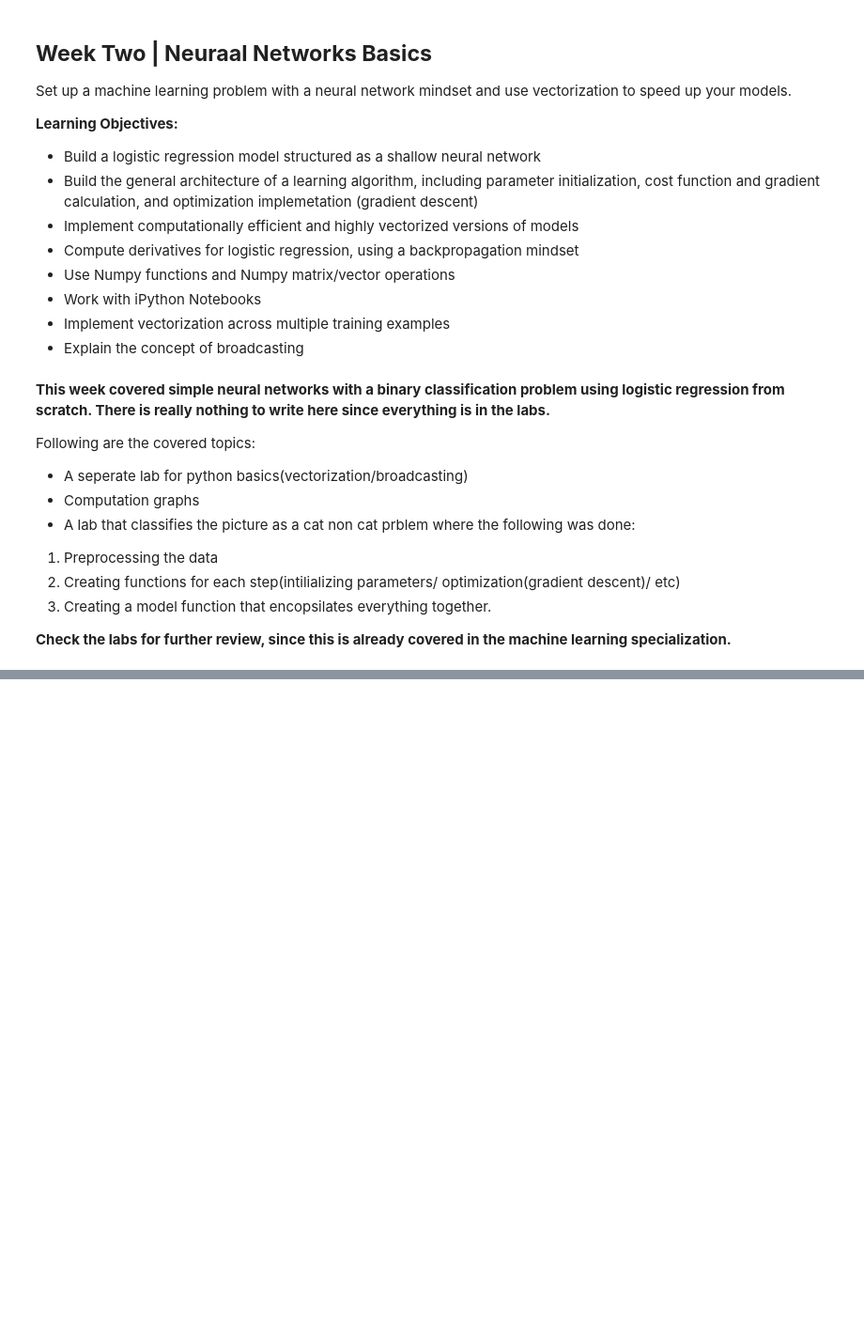
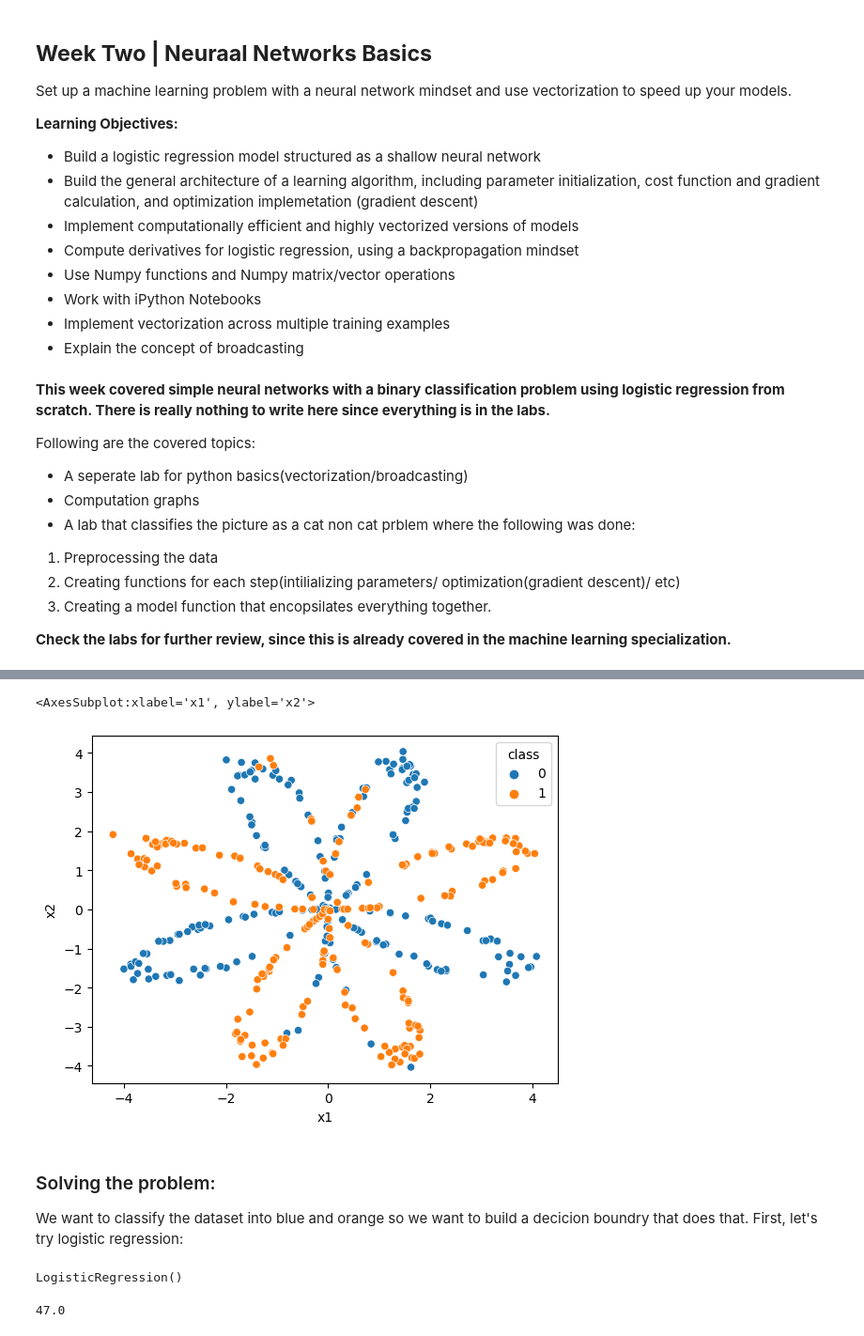
Before and after one commit to HashemRawashdeh/Study, a Jupyter notebook: Data Science/Online Cources/Deep Learning Specialization/Deep Learning Specialization.ipynb, the cells around one changed output, grey strips where cells are left out. Shown at 94% size. Cells and saved outputs as stored; diff of their text form; code cells hidden in the pictures; blank space fills up the shorter version.

```diff
--- a/Data Science/Online Cources/Deep Learning Specialization/Deep Learning Specialization.ipynb
+++ b/Data Science/Online Cources/Deep Learning Specialization/Deep Learning Specialization.ipynb
@@ -42,0 +72,22 @@ Following are the covered topics:
+# %%
+# Loading the dataset:
+def load_planar_dataset():
+    np.random.seed(1)
+    m = 400 # number of examples
+    N = int(m/2) # number of points per class
+    D = 2 # dimensionality
+    X = np.zeros((m,D)) # data matrix where each row is a single example
+    Y = np.zeros((m,1), dtype='uint8') # labels vector (0 for red, 1 for blue)
+    a = 4 # maximum ray of the flower
+
+    for j in range(2):
+        ix = range(N*j,N*(j+1))
+        t = np.linspace(j*3.12,(j+1)*3.12,N) + np.random.randn(N)*0.2 # theta
+        r = a*np.sin(4*t) + np.random.randn(N)*0.2 # radius
+        X[ix] = np.c_[r*np.sin(t), r*np.cos(t)]
+        Y[ix] = j
+
+    return X, Y
+
+
+x, y = load_planar_dataset()
@@ -42,0 +104,3 @@ Following are the covered topics:
+# %%
+x_df = pd.DataFrame(x, columns=['x1','x2'])
+x_df
@@ -42,0 +121,5 @@ Following are the covered topics:
+# %%
+y_df = pd.Series(y.tolist()).to_frame()
+df = pd.concat([x_df,y_df],axis=1)
+df.rename(columns={df.columns[-1]:'class'}, inplace=True)
+df
@@ -42,0 +140,4 @@ Following are the covered topics:
+# %%
+# we don't want the list format, so let's get rid of it:
+df = df.explode('class')
+df
@@ -42,0 +158,14 @@ Following are the covered topics:
+# %%
+# PLotting the data:
+sns.scatterplot(x='x1',y='x2', hue='class', data=df)
+# %% [output]
+<AxesSubplot:xlabel='x1', ylabel='x2'>
+[figure, added]
+# %% [markdown]
+### Solving the problem:
+We want to classify the dataset into blue and orange so we want to build a decicion boundry that does that. First, let's try logistic regression:
+# %%
+model = LogisticRegression()
+model.fit(x,y.ravel())
+# %% [output]
+LogisticRegression()
@@ -42,0 +174,5 @@ Following are the covered topics:
+# %%
+acc = accuracy_score(predictions, y)
+acc*100
+# %% [output]
+47.0
```
Also changed, not shown: parts of 21 cells of this notebook, 1 other file.
